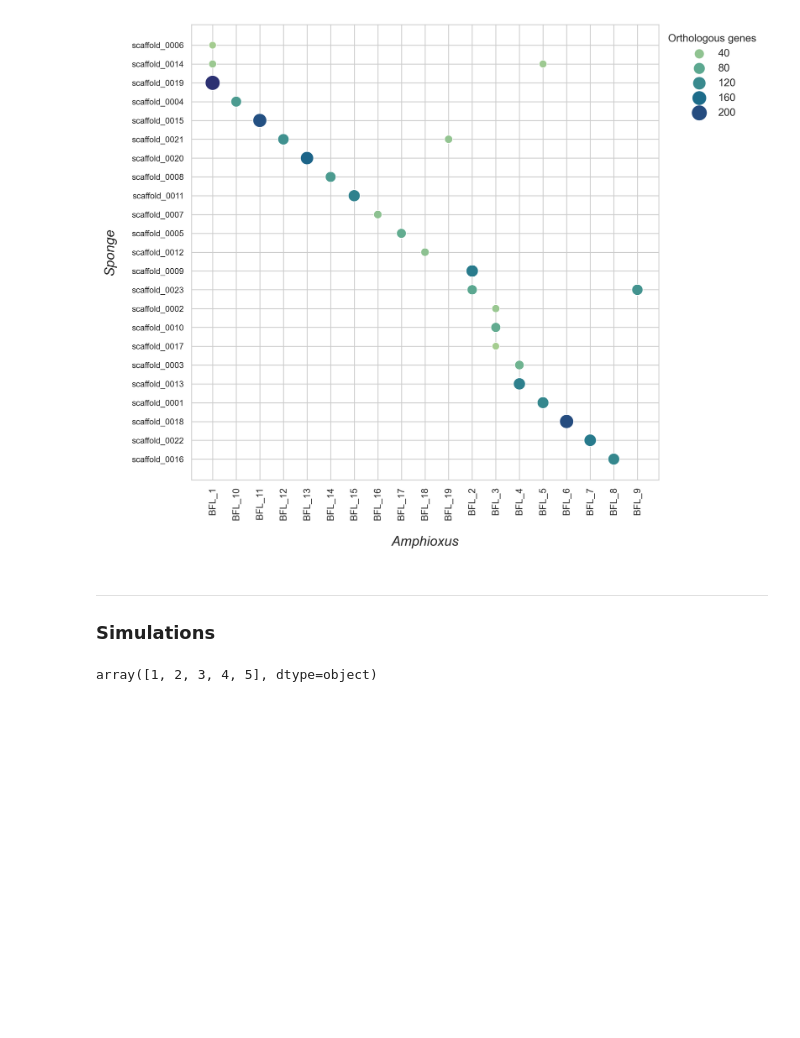
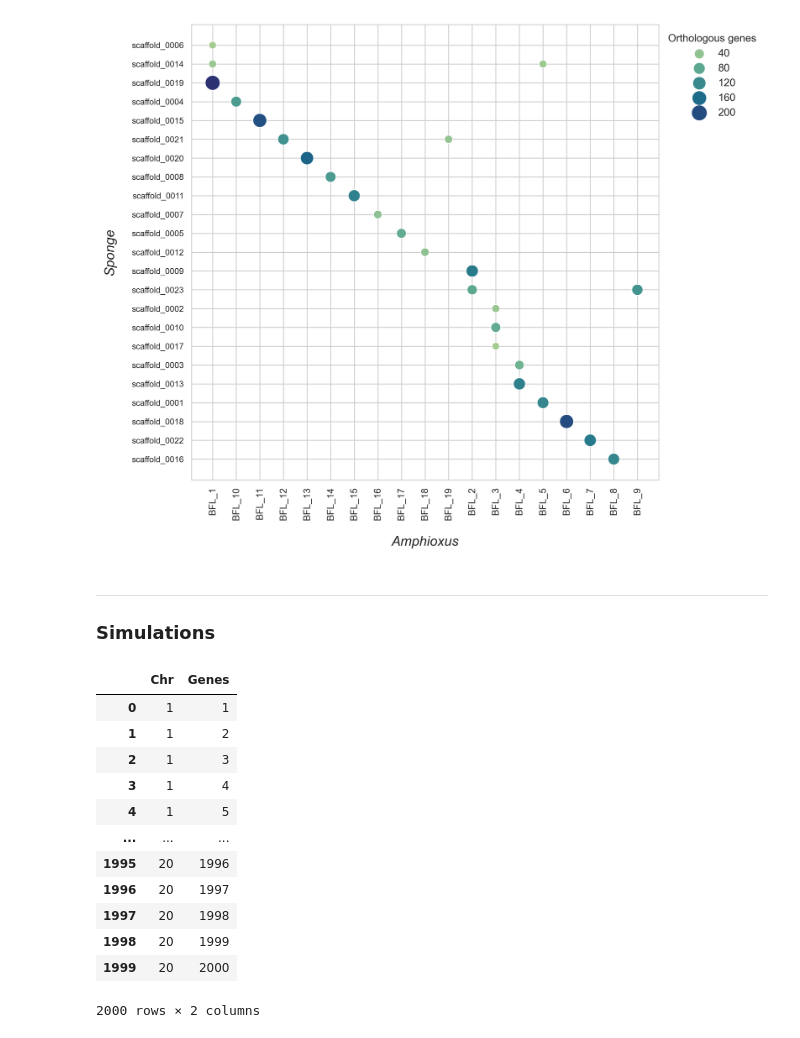
Before and after one commit to rajavat/orthology, a Jupyter notebook: Orthology.ipynb, the cells around one changed output. Saved outputs shown, nothing was run; the diff lists cells and outputs as text; code cells hidden in the pictures; blank space fills up the shorter version.

```diff
--- a/Orthology.ipynb
+++ b/Orthology.ipynb
@@ -133,19 +132,29 @@ Orthoscripts.orthoplot(Orthoscripts.orthofind(Braflo, Ephmue, Braflo_Ephmue), 'A
 # %%
 def makeancestor(Nchr, Ngene):
     ancestor = pd.DataFrame(columns = ['Chr'])
     for i in range(Nchr):
         row = {'Chr' : (i + 1)}
         for i in range(Ngene):
-                ancestor = ancestor.append(row, ignore_index = True)
+            ancestor = pd.concat([ancestor, pd.DataFrame([row])], ignore_index= True)
     ancestor['Genes'] = (ancestor.reset_index().index + 1)
-    # ancestor['Genes'] = 'g_' + ancestor['Genes'].astype(str)
 
     return ancestor
 
-Ngene = 50
-Nchr = 5
+Nchr = 20
+Ngene = 100
 ancestor = makeancestor(Nchr, Ngene)
+ancestor
+# %% [output]
+|  | Chr | Genes |
+| 0 | 1 | 1 |
+| 1 | 1 | 2 |
+| 2 | 1 | 3 |
+| 3 | 1 | 4 |
+| 4 | 1 | 5 |
+| ... | ... | ... |
+| 1995 | 20 | 1996 |
+| 1996 | 20 | 1997 |
+| 1997 | 20 | 1998 |
+| 1998 | 20 | 1999 |
+| 1999 | 20 | 2000 |
+2000 rows × 2 columns
-# %%
-ancestor.Chr.unique()
-# %% [output]
-array([1, 2, 3, 4, 5], dtype=object)
```
Also changed, not shown: parts of 15 cells of this notebook, 7 other files.
